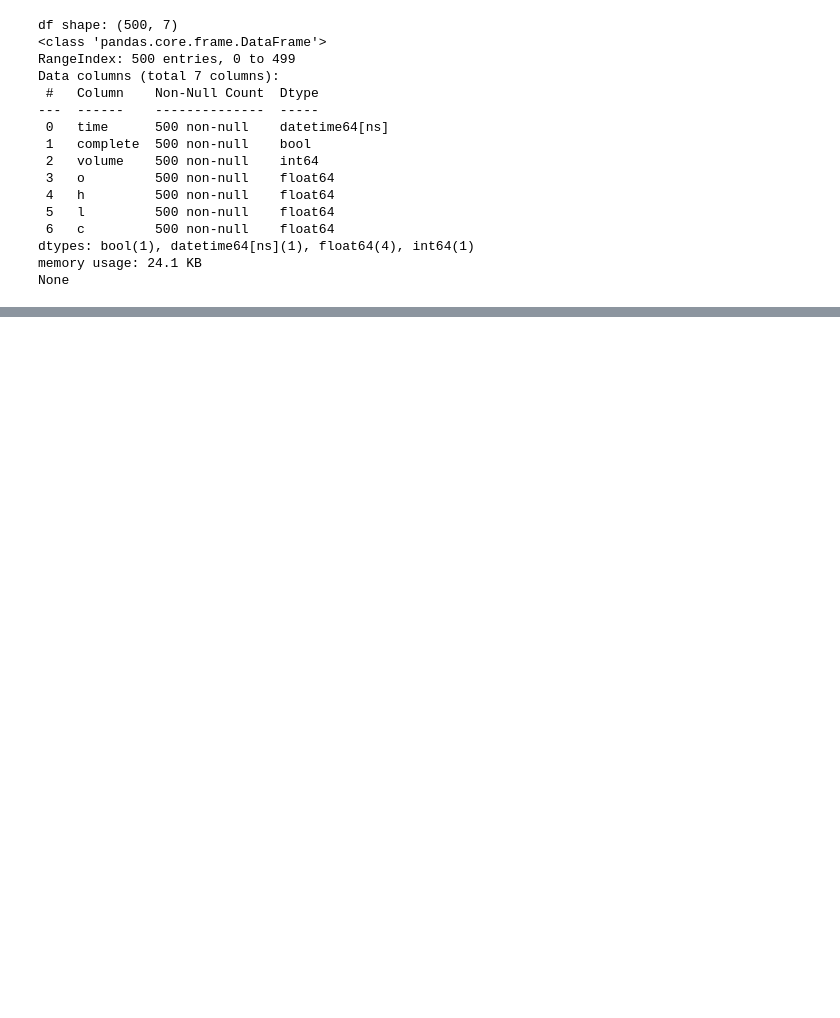
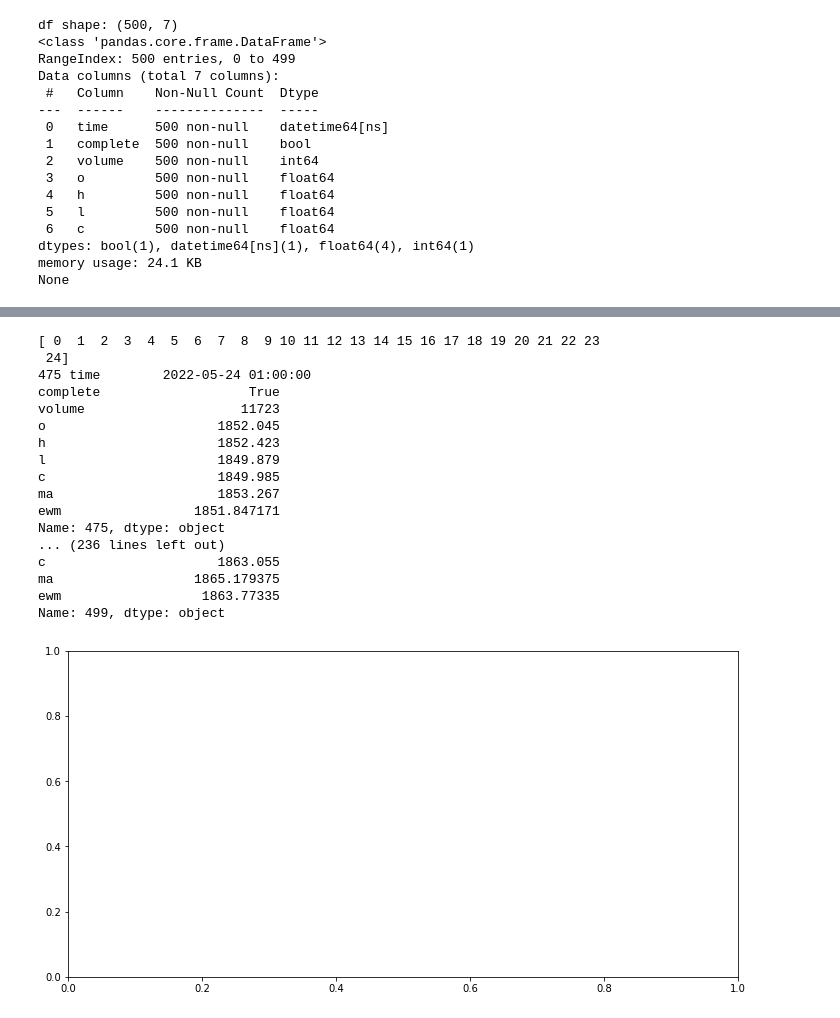
Before and after one commit to ongzhixian/BasicOandaApp, a Jupyter notebook: NoteBooks/ExploreJson.ipynb, the cells around one changed output, grey strips where cells are left out. Saved outputs shown, nothing was run; the diff lists cells and outputs as text; code cells hidden in the pictures; blank space fills up the shorter version.

```diff
--- a/NoteBooks/ExploreJson.ipynb
+++ b/NoteBooks/ExploreJson.ipynb
@@ -94,0 +121,36 @@ df.head(50)
+# %%
+# Plot using the last 25 data points
+plt_data = df.tail(25)
+
+x = np.arange(0, len(plt_data))
+
+print(x)
+
+fig, ax = plt.subplots(1, figsize=(12,6))
+
+for idx, val in plt_data.iterrows():
+    print(idx, val)
+
+# for idx, val in plt_data.iterrows():
+#     plt.plot([x[idx], x[idx]], [val['l'], val['h']])
+
+# plt.show()
+# %% [output]
+[ 0  1  2  3  4  5  6  7  8  9 10 11 12 13 14 15 16 17 18 19 20 21 22 23
+ 24]
+475 time        2022-05-24 01:00:00
+complete                   True
+volume                    11723
+o                      1852.045
+h                      1852.423
+l                      1849.879
+c                      1849.985
+ma                     1853.267
+ewm                 1851.847171
+Name: 475, dtype: object
+... (236 lines left out)
+c                      1863.055
+ma                  1865.179375
+ewm                  1863.77335
+Name: 499, dtype: object
+[figure, added]
```
Also changed, not shown: parts of 5 cells of this notebook, 2 other files.
